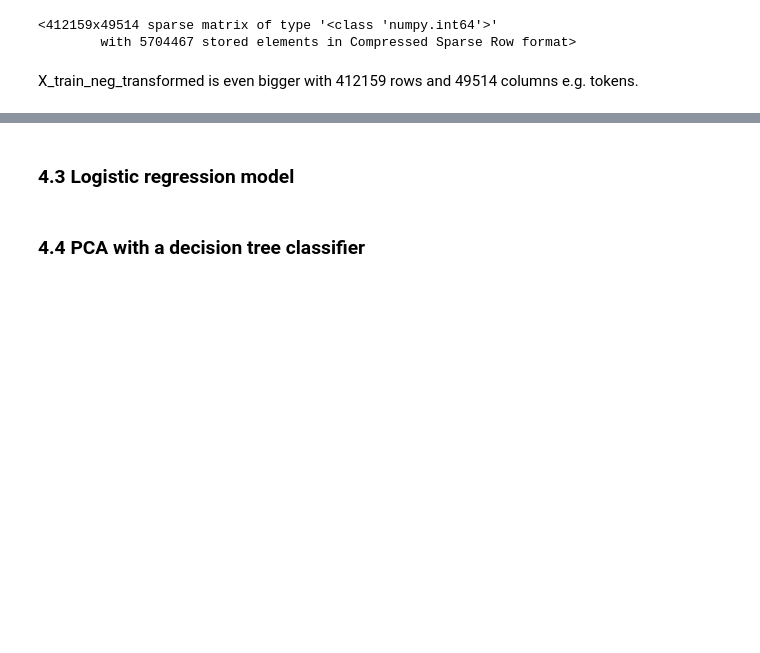
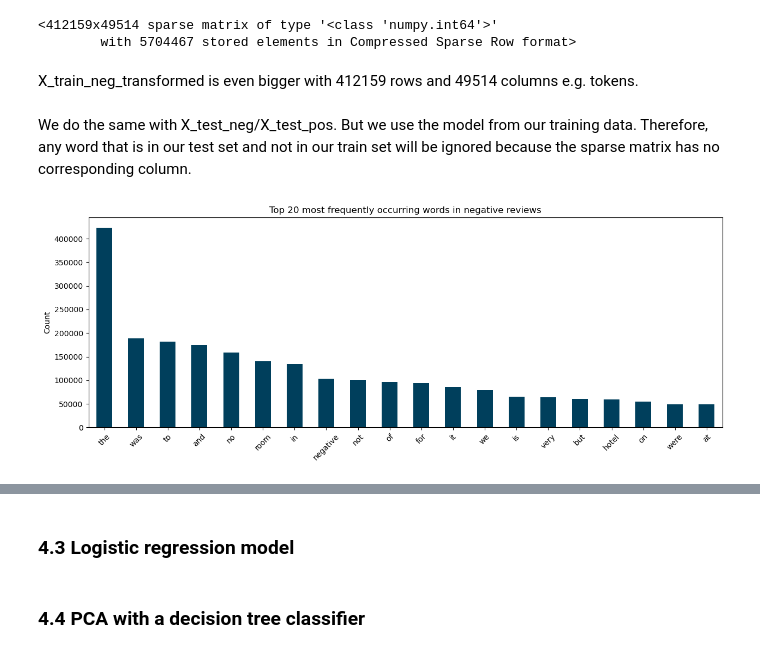
Before and after one commit to bennymiddel/personal_projects, a Jupyter notebook: 01_NLP_hotel_review/BM_NLP_hotel_review.ipynb, the cells around one changed output, grey strips where cells are left out. Drawn from its saved outputs; the diff is of its cells as text; code cells hidden in the pictures; blank space fills up the shorter version.

```diff
--- a/01_NLP_hotel_review/BM_NLP_hotel_review.ipynb
+++ b/01_NLP_hotel_review/BM_NLP_hotel_review.ipynb
@@ -639,3 +696,5 @@ X_train_neg_transformed
         with 5704467 stored elements in Compressed Sparse Row format>
 # %% [markdown]
 X_train_neg_transformed is even bigger with 412159 rows and 49514 columns e.g. tokens.
+# %% [markdown]
+We do the same with X_test_neg/X_test_pos. But we use the model from our training data. Therefore, any word that is in our test set and not in our train set will be ignored because the sparse matrix has no corresponding column.
@@ -641,0 +704,14 @@ X_train_neg_transformed is even bigger with 412159 rows and 49514 columns e.g. t
+# %%
+word_counts = pd.DataFrame(
+    {"counts": X_train_neg_transformed.sum(axis=0).A1}, #alternative: .A.flatten() instead of .A1
+    index=bagofwords_neg.get_feature_names()
+).sort_values("counts", ascending=False)
+
+# Plotting the top 20 most frequently occurring words
+word_counts.head(20).plot(kind="bar", figsize=(15, 5),color='#003f5c',  legend=False)
+plt.title("Top 20 most frequently occurring words in negative reviews")
+plt.ylabel("Count")
+plt.xticks(rotation=45)
+plt.show()
+# %% [output]
+[figure, added]
```
Also changed, not shown: parts of 15 cells of this notebook, 2 other files.
